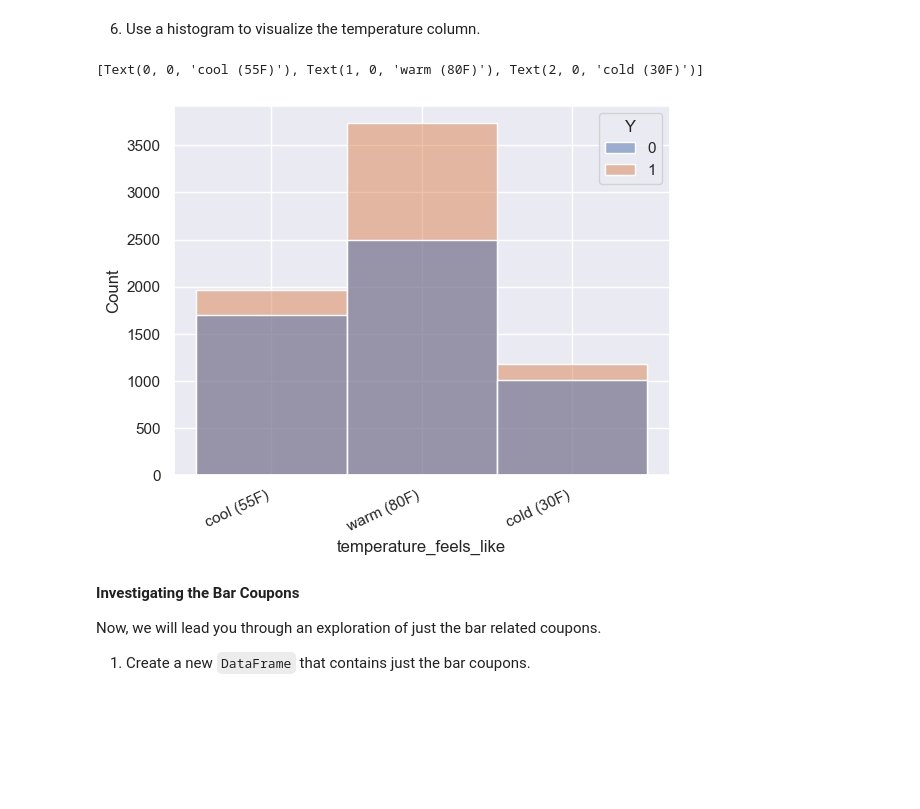
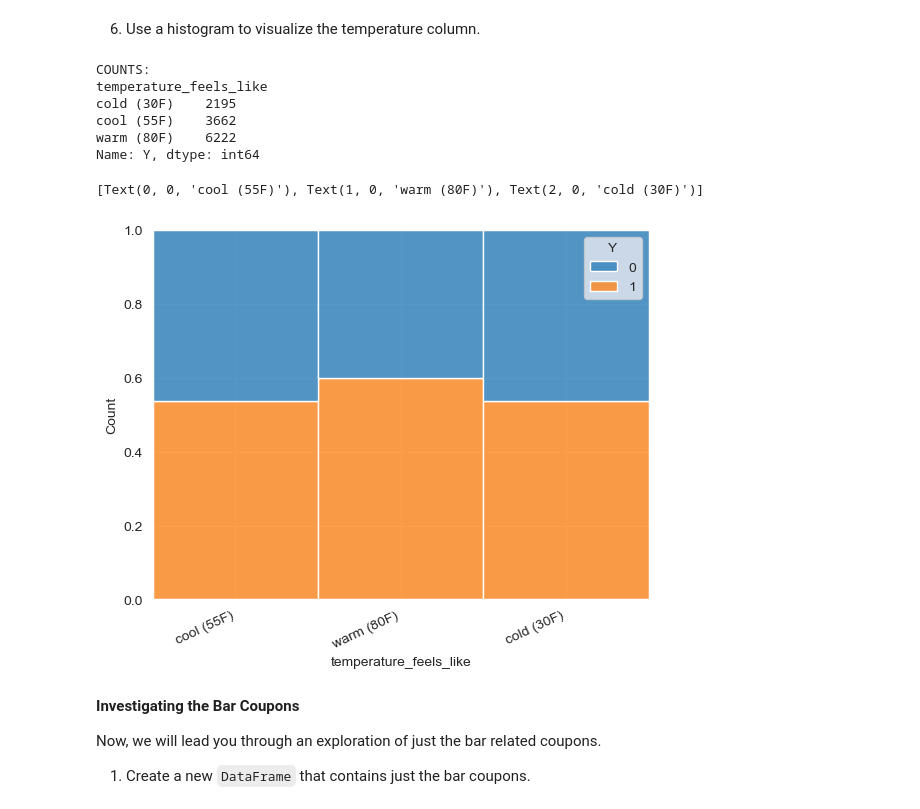
Before and after one commit to selvamani-ramasamy/berkeley-ml-ai, a Jupyter notebook: assignment_5_1_start/prompt.ipynb, the cells around one changed output. Saved outputs shown, nothing was run; the diff lists cells and outputs as text; code cells hidden in the pictures; blank space fills up the shorter version.

```diff
--- a/assignment_5_1_start/prompt.ipynb
+++ b/assignment_5_1_start/prompt.ipynb
@@ -180,11 +184,18 @@ coupons_hist.set_xticklabels(coupons_hist.get_xticklabels(), rotation=45, horizo
 # %% [markdown]
 6. Use a histogram to visualize the temperature column.
 # %%
-temperature_hist = sns.histplot(data=major_data, x='temperature_feels_like', hue='Y')
+print(f"COUNTS:\n{major_data.groupby('temperature_feels_like')['Y'].count()}")
+temperature_hist = sns.histplot(data=major_data, x='temperature_feels_like', hue='Y', multiple='fill')
 temperature_hist.set_xticklabels(temperature_hist.get_xticklabels(), rotation=25, horizontalalignment='right')
 # %% [output]
-[Text(0, 0, 'cool (55F)'), Text(1, 0, 'warm (80F)'), Text(2, 0, 'cold (30F)')]
+COUNTS:
+temperature_feels_like
+cold (30F)    2195
+cool (55F)    3662
+warm (80F)    6222
+Name: Y, dtype: int64
+[Text(0, 0, 'cool (55F)'), Text(1, 0, 'warm (80F)'), Text(2, 0, 'cold (30F)')]
-[figure, old version]
+[figure, new version]
 # %% [markdown]
 **Investigating the Bar Coupons**
 
```
Also changed, not shown: parts of 24 cells of this notebook.
